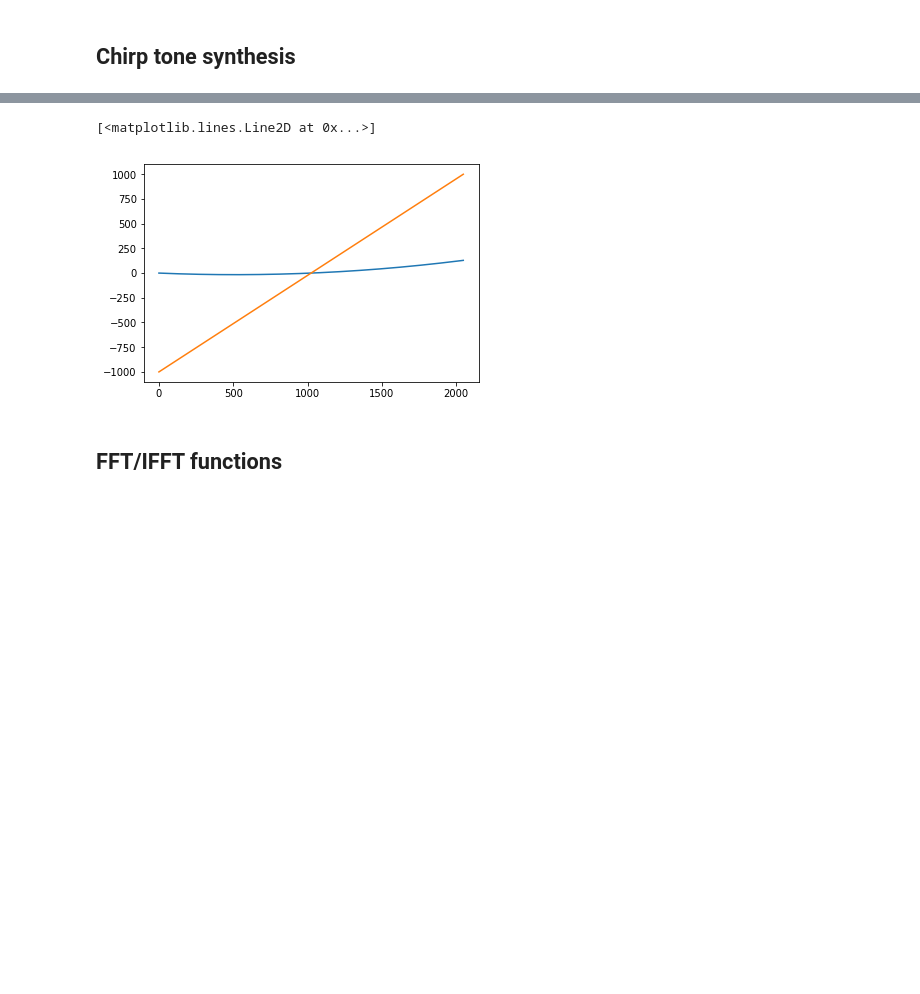
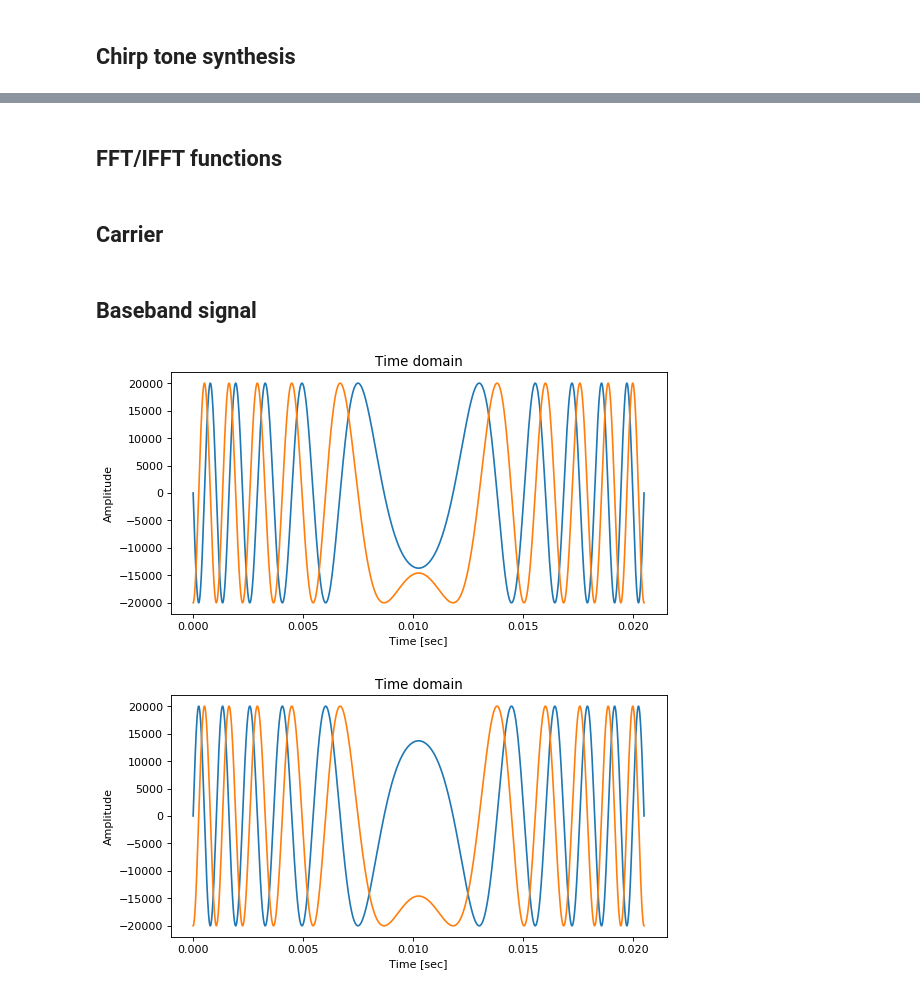
Before and after one commit to araobp/ultrasonic-communication, a Jupyter notebook: simulation/IQ_modulation.ipynb, the cells around one changed output, grey strips where cells are left out. Saved outputs shown, nothing was run; the diff lists cells and outputs as text; code cells hidden in the pictures; blank space fills up the shorter version.

```diff
--- a/simulation/IQ_modulation.ipynb
+++ b/simulation/IQ_modulation.ipynb
@@ -67,17 +85,3 @@ def carrier_IQ(freq=CARRIER, length=TIME_FRAME, amp=AMPLITUDE, iq='i'):
-# %%
-t = linspace(0, TIME_FRAME, int(TIME_FRAME * SAMPLING_RATE))
-
-delta = float(F2 - F1)/float(TIME_FRAME)
-freq = F1 + delta * t
-arg = 2 * pi * freq * t
-plt.plot(arg)
-
-delta = float(F2 - F1)/float(TIME_FRAME)
-freq = F1 + delta * t
-plt.plot(freq)
-# %% [output]
-[<matplotlib.lines.Line2D at 0x...>]
-[figure, removed]
 # %% [markdown]
 ## FFT/IFFT functions
 # %%
@@ -127,3 +160,5 @@ def plot_wave(wave, logscale=False):
+# %% [markdown]
+## Carrier
 # %%
 Ci = carrier_IQ(iq='i')
 Cq = carrier_IQ(iq='q')
@@ -132,3 +165,11 @@ Cq = carrier_IQ(iq='q')
+# %% [markdown]
+## Baseband signal
+# %%
+plot_wave(chirp(), real_only=False)
+plot_wave(chirp(updown="down"), real_only=False)
+# %% [output]
+[figure, added]
+[figure, added]
 # %%
 Bi = chirp_IQ(iq='i')
 Bq = chirp_IQ(iq='q')
```
Also changed, not shown: parts of 15 cells of this notebook, 13 other files.
